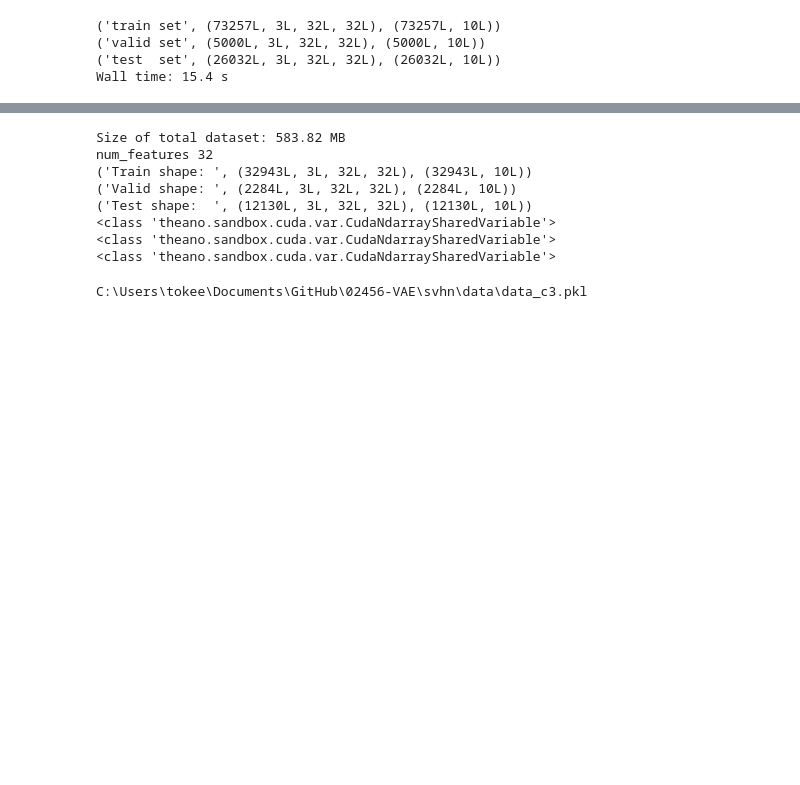
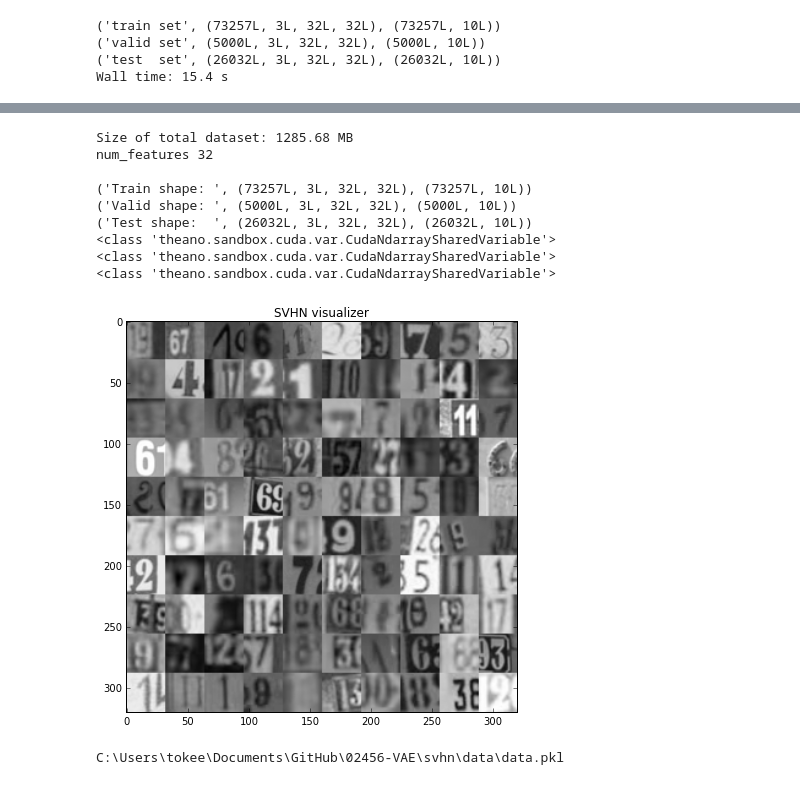
Before and after one commit to Faur/02456-VAE, a Jupyter notebook: svhn/data_handler.ipynb, the cells around one changed output, grey strips where cells are left out. Cells and saved outputs as stored; diff of their text form; code cells hidden in the pictures; blank space fills up the shorter version.

```diff
--- a/svhn/data_handler.ipynb
+++ b/svhn/data_handler.ipynb
@@ -32,8 +32,10 @@ Wall time: 25.5 s
 reduce_dataset_size = False
 reduced_size = 10000
 
-reduce_dataset_classes = True
+reduce_dataset_classes = False
 reduced_classes = 3
+
+integet_encoding = False # Are the targets integers or one-hot?
 # %%
 %%time
 
@@ -83,19 +85,22 @@ if reduce_dataset_classes:
     idxs_train = []
     idxs_valid = []
     idxs_test = []
-    for i in range(num_classes):
-    ### IF integer encoding
-#         idxs_train += np.where(t_trai == i)[0].tolist()
-#         idxs_valid += np.where(t_vali == i)[0].tolist()
-#         idxs_test  += np.where(t_test == i)[0].tolist()
-    ### IF one-hot encoding
+
+    if(integet_encoding): ### IF integer encoding
+        idxs_train += np.where(t_trai == i)[0].tolist()
+        idxs_valid += np.where(t_vali == i)[0].tolist()
+        idxs_test  += np.where(t_test == i)[0].tolist()
+
+    else:
+        ### IF one-hot encoding
         int_trai = np.where(t_trai == 1)[1]
         int_test = np.where(t_test == 1)[1]
         int_vali = np.where(t_vali == 1)[1]
 
-        idxs_train += np.where(int_trai == i)[0].tolist()
-        idxs_valid += np.where(int_vali == i)[0].tolist()
-        idxs_test  += np.where(int_test == i)[0].tolist()
+        for i in range(num_classes):
+            idxs_train += np.where(int_trai == i)[0].tolist()
+            idxs_valid += np.where(int_vali == i)[0].tolist()
+            idxs_test  += np.where(int_test == i)[0].tolist()
 
 
 #     x_trai = bernoullisample(x_trai[idxs_train]).astype('float32')
@@ -154,16 +159,21 @@ print('{}'.format(type(x_trai)))
 print('{}'.format(type(x_vali)))
 print('{}'.format(type(x_test)))
 # %% [output]
-Size of total dataset: 583.82 MB
+Size of total dataset: 1285.68 MB
 num_features 32
-('Train shape: ', (32943L, 3L, 32L, 32L), (32943L, 10L))
-('Valid shape: ', (2284L, 3L, 32L, 32L), (2284L, 10L))
-('Test shape:  ', (12130L, 3L, 32L, 32L), (12130L, 10L))
+
+('Train shape: ', (73257L, 3L, 32L, 32L), (73257L, 10L))
+('Valid shape: ', (5000L, 3L, 32L, 32L), (5000L, 10L))
+('Test shape:  ', (26032L, 3L, 32L, 32L), (26032L, 10L))
 <class 'theano.sandbox.cuda.var.CudaNdarraySharedVariable'>
 <class 'theano.sandbox.cuda.var.CudaNdarraySharedVariable'>
 <class 'theano.sandbox.cuda.var.CudaNdarraySharedVariable'>
 # %%
 ### VISUALIZE DATA, ENSURE THAT EVERYTHING IS OKAY
+
+tls.plot_svhn(x_trai.get_value(), t=10)
+# %% [output]
+[figure, added]
 # %%
 ### CREATE DATA NAME
 name = 'data'
@@ -178,7 +188,7 @@ full_path = os.path.join(full_path, name)
 full_path  += '.pkl'
 print(full_path)
 # %% [output]
-C:\Users\tokee\Documents\GitHub\02456-VAE\svhn\data\data_c3.pkl
+C:\Users\tokee\Documents\GitHub\02456-VAE\svhn\data\data.pkl
 # %%
 %%time
 
```
Also changed, not shown: parts of 4 cells of this notebook.
